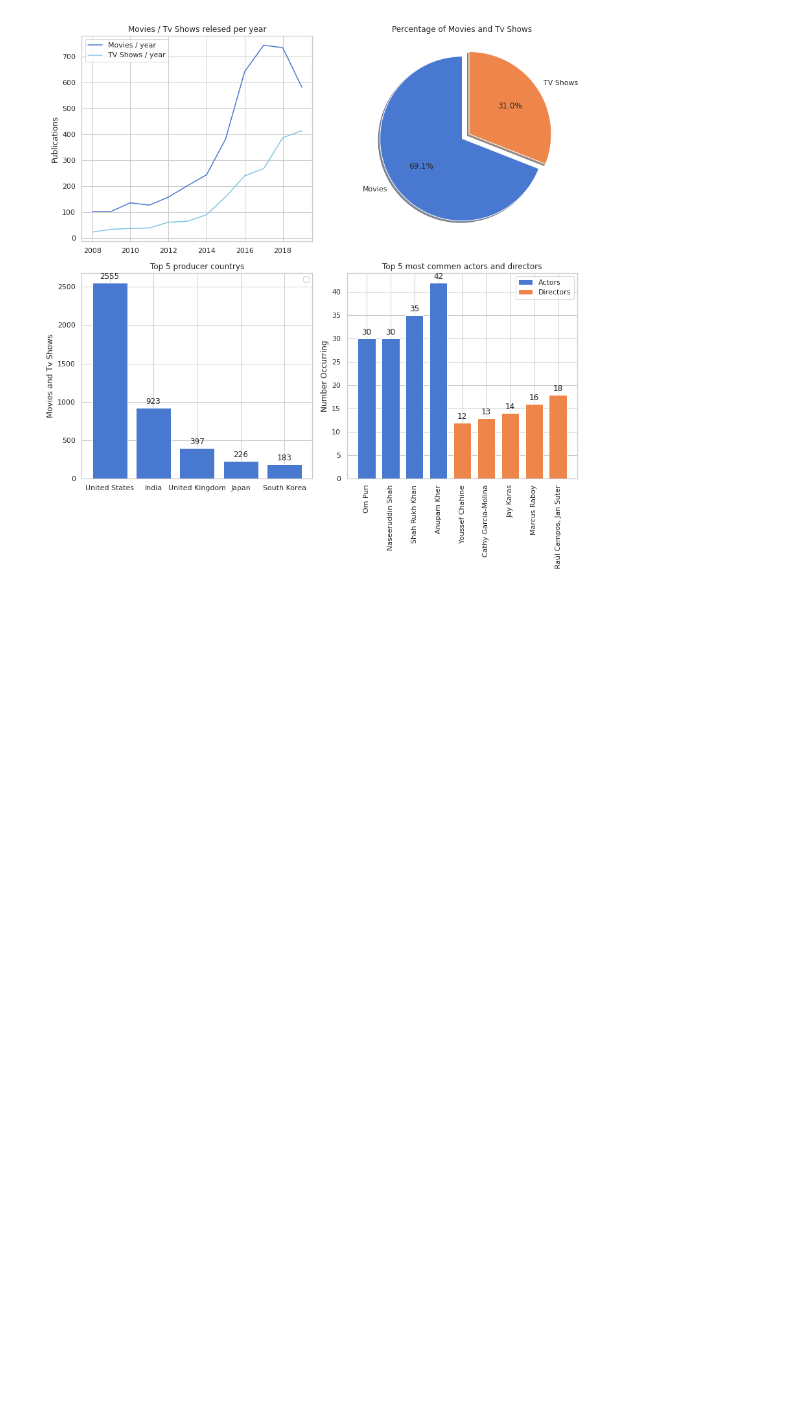
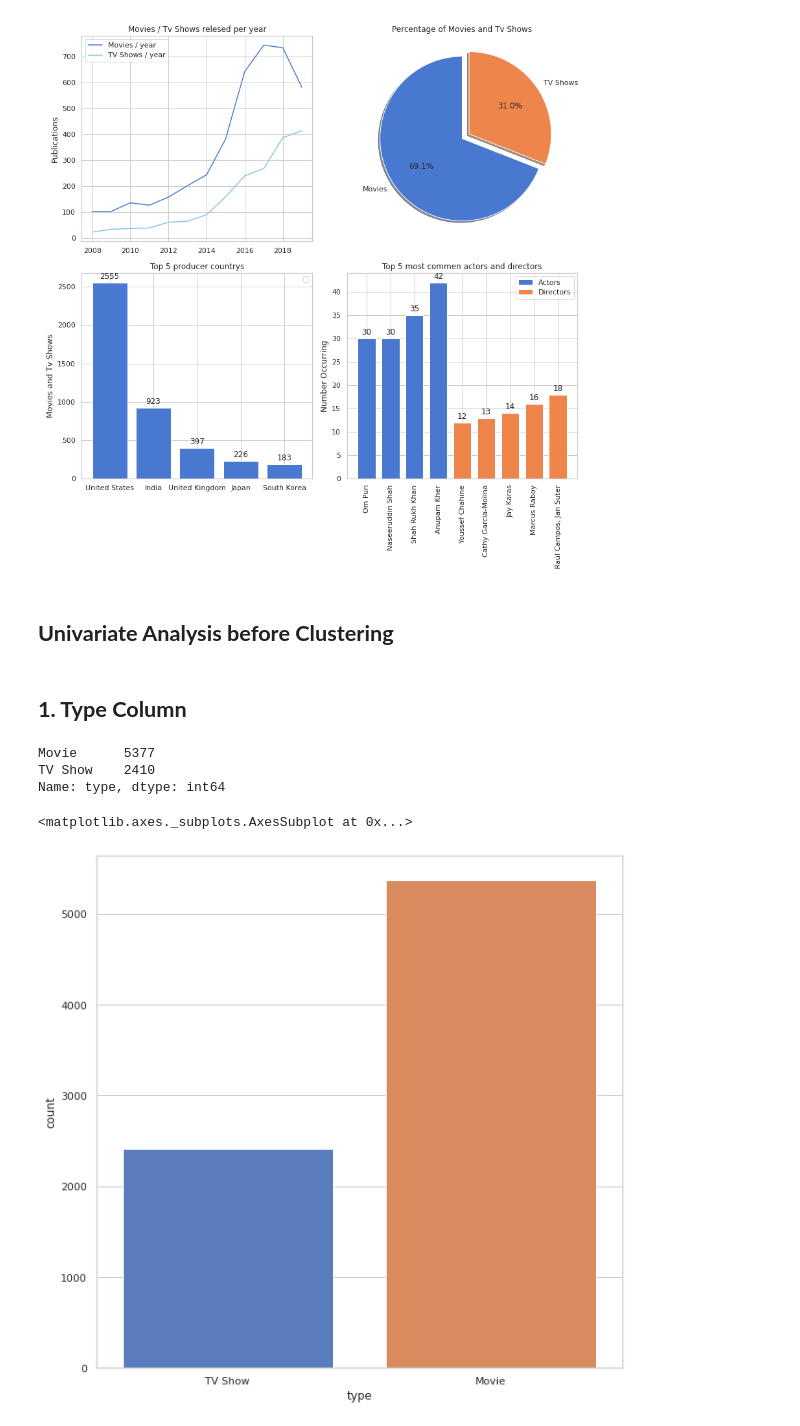
Before and after one commit to Manass20/Netflix-Clustering-Capstone-Project, a Jupyter notebook: Netflix_Clustering_Capstone_Project.ipynb, the cells around one changed output. Cells and saved outputs as stored; diff of their text form; code cells hidden in the pictures; blank space fills up the shorter version.

```diff
--- a/Netflix_Clustering_Capstone_Project.ipynb
+++ b/Netflix_Clustering_Capstone_Project.ipynb
@@ -234,0 +243,18 @@ WARNING:matplotlib.legend:No handles with labels found to put in legend.
+# %% [markdown]
+## **Univariate Analysis before Clustering**
+# %% [markdown]
+## **1. Type Column**
+# %%
+df.type.value_counts()
+# %% [output]
+Movie      5377
+TV Show    2410
+Name: type, dtype: int64
+# %%
+import matplotlib.pyplot as plt
+plt.rcParams["figure.figsize"] = (10,10)
+# %%
+sns.countplot(x='type', data = df)
+# %% [output]
+<matplotlib.axes._subplots.AxesSubplot at 0x...>
+[figure, added]
```
Also changed, not shown: parts of 34 cells of this notebook.
